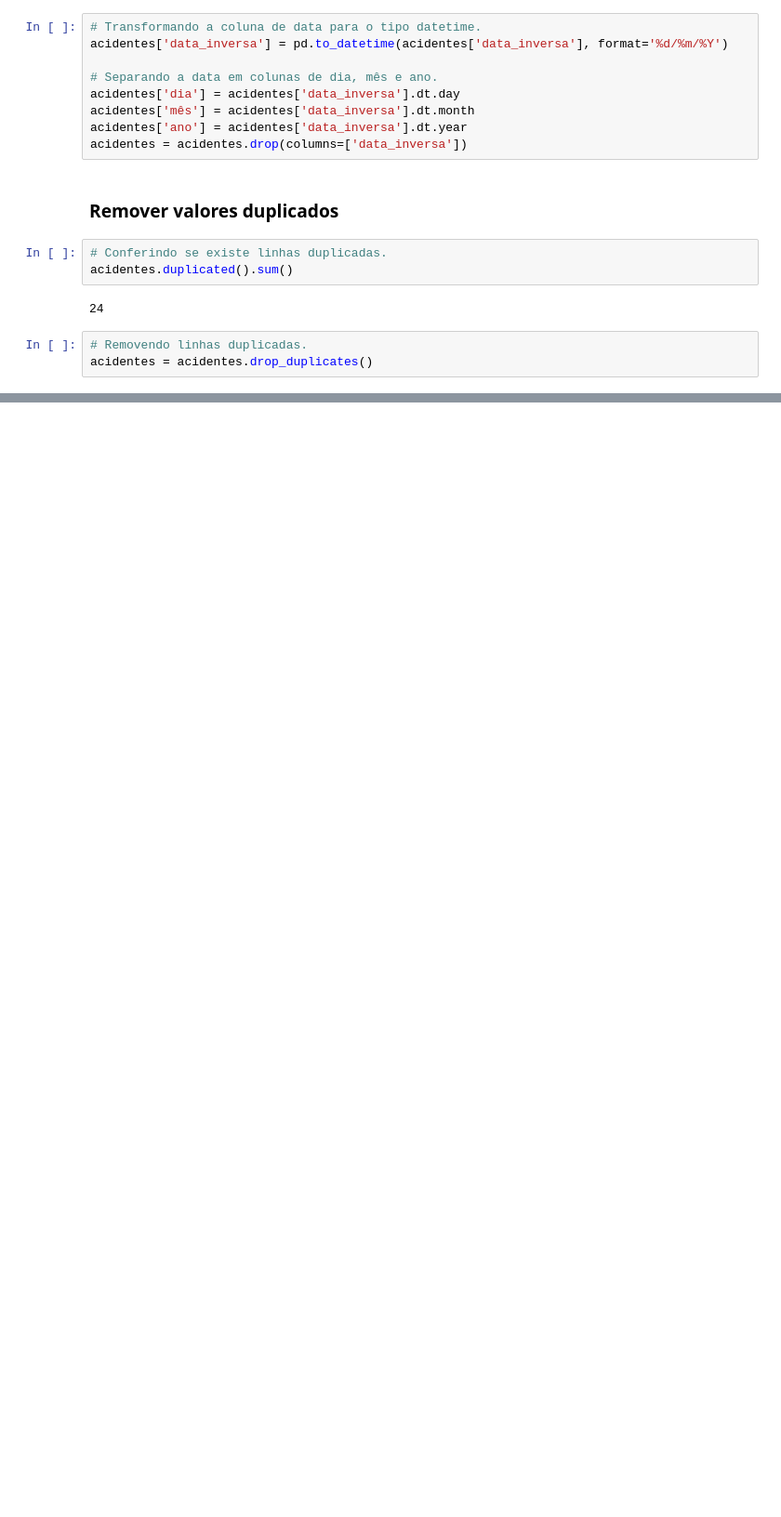
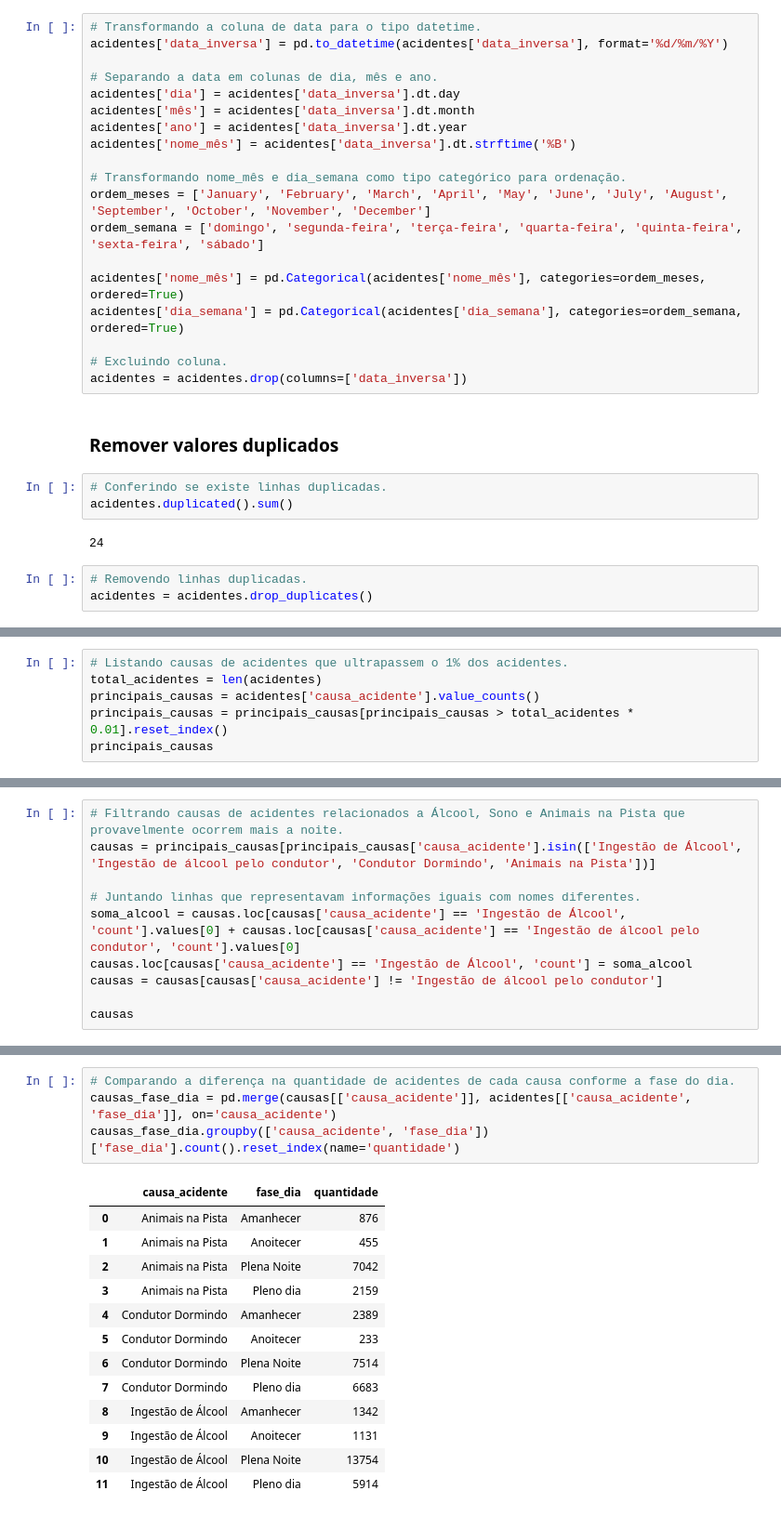
Before and after one commit to mtzdantas/acidentes_transito, a Jupyter notebook: main.ipynb, the cells around one changed output, grey strips where cells are left out. Shown at 93% size. Saved outputs shown, nothing was run; the diff lists cells and outputs as text; blank space fills up the shorter version.

Commit message:
Análise Temporal e de Causa de Acidente

```diff
--- a/main.ipynb
+++ b/main.ipynb
@@ -89,6 +89,16 @@ acidentes['data_inversa'] = pd.to_datetime(acidentes['data_inversa'], format='%d
 acidentes['dia'] = acidentes['data_inversa'].dt.day
 acidentes['mês'] = acidentes['data_inversa'].dt.month
 acidentes['ano'] = acidentes['data_inversa'].dt.year
+acidentes['nome_mês'] = acidentes['data_inversa'].dt.strftime('%B')
+
+# Transformando nome_mês e dia_semana como tipo categórico para ordenação.
+ordem_meses = ['January', 'February', 'March', 'April', 'May', 'June', 'July', 'August', 'September', 'October', 'November', 'December']
+ordem_semana = ['domingo', 'segunda-feira', 'terça-feira', 'quarta-feira', 'quinta-feira', 'sexta-feira', 'sábado']
+
+acidentes['nome_mês'] = pd.Categorical(acidentes['nome_mês'], categories=ordem_meses, ordered=True)
+acidentes['dia_semana'] = pd.Categorical(acidentes['dia_semana'], categories=ordem_semana, ordered=True)
+
+# Excluindo coluna.
 acidentes = acidentes.drop(columns=['data_inversa'])
 # %% [markdown]
 ### Remover valores duplicados
@@ -102,0 +148,6 @@ acidentes = acidentes.drop_duplicates()
+# %%
+# Listando causas de acidentes que ultrapassem o 1% dos acidentes.
+total_acidentes = len(acidentes)
+principais_causas = acidentes['causa_acidente'].value_counts()
+principais_causas = principais_causas[principais_causas > total_acidentes * 0.01].reset_index()
+principais_causas
@@ -102,0 +172,10 @@ acidentes = acidentes.drop_duplicates()
+# %%
+# Filtrando causas de acidentes relacionados a Álcool, Sono e Animais na Pista que provavelmente ocorrem mais a noite.
+causas = principais_causas[principais_causas['causa_acidente'].isin(['Ingestão de Álcool', 'Ingestão de álcool pelo condutor', 'Condutor Dormindo', 'Animais na Pista'])]
+
+# Juntando linhas que representavam informações iguais com nomes diferentes.
+soma_alcool = causas.loc[causas['causa_acidente'] == 'Ingestão de Álcool', 'count'].values[0] + causas.loc[causas['causa_acidente'] == 'Ingestão de álcool pelo condutor', 'count'].values[0]
+causas.loc[causas['causa_acidente'] == 'Ingestão de Álcool', 'count'] = soma_alcool
+causas = causas[causas['causa_acidente'] != 'Ingestão de álcool pelo condutor']
+
+causas
@@ -102,0 +187,18 @@ acidentes = acidentes.drop_duplicates()
+# %%
+# Comparando a diferença na quantidade de acidentes de cada causa conforme a fase do dia.
+causas_fase_dia = pd.merge(causas[['causa_acidente']], acidentes[['causa_acidente', 'fase_dia']], on='causa_acidente')
+causas_fase_dia.groupby(['causa_acidente', 'fase_dia'])['fase_dia'].count().reset_index(name='quantidade')
+# %% [output]
+|  | causa_acidente | fase_dia | quantidade |
+| 0 | Animais na Pista | Amanhecer | 876 |
+| 1 | Animais na Pista | Anoitecer | 455 |
+| 2 | Animais na Pista | Plena Noite | 7042 |
+| 3 | Animais na Pista | Pleno dia | 2159 |
+| 4 | Condutor Dormindo | Amanhecer | 2389 |
+| 5 | Condutor Dormindo | Anoitecer | 233 |
+| 6 | Condutor Dormindo | Plena Noite | 7514 |
+| 7 | Condutor Dormindo | Pleno dia | 6683 |
+| 8 | Ingestão de Álcool | Amanhecer | 1342 |
+| 9 | Ingestão de Álcool | Anoitecer | 1131 |
+| 10 | Ingestão de Álcool | Plena Noite | 13754 |
+| 11 | Ingestão de Álcool | Pleno dia | 5914 |
```
Also changed, not shown: parts of 7 cells of this notebook.
